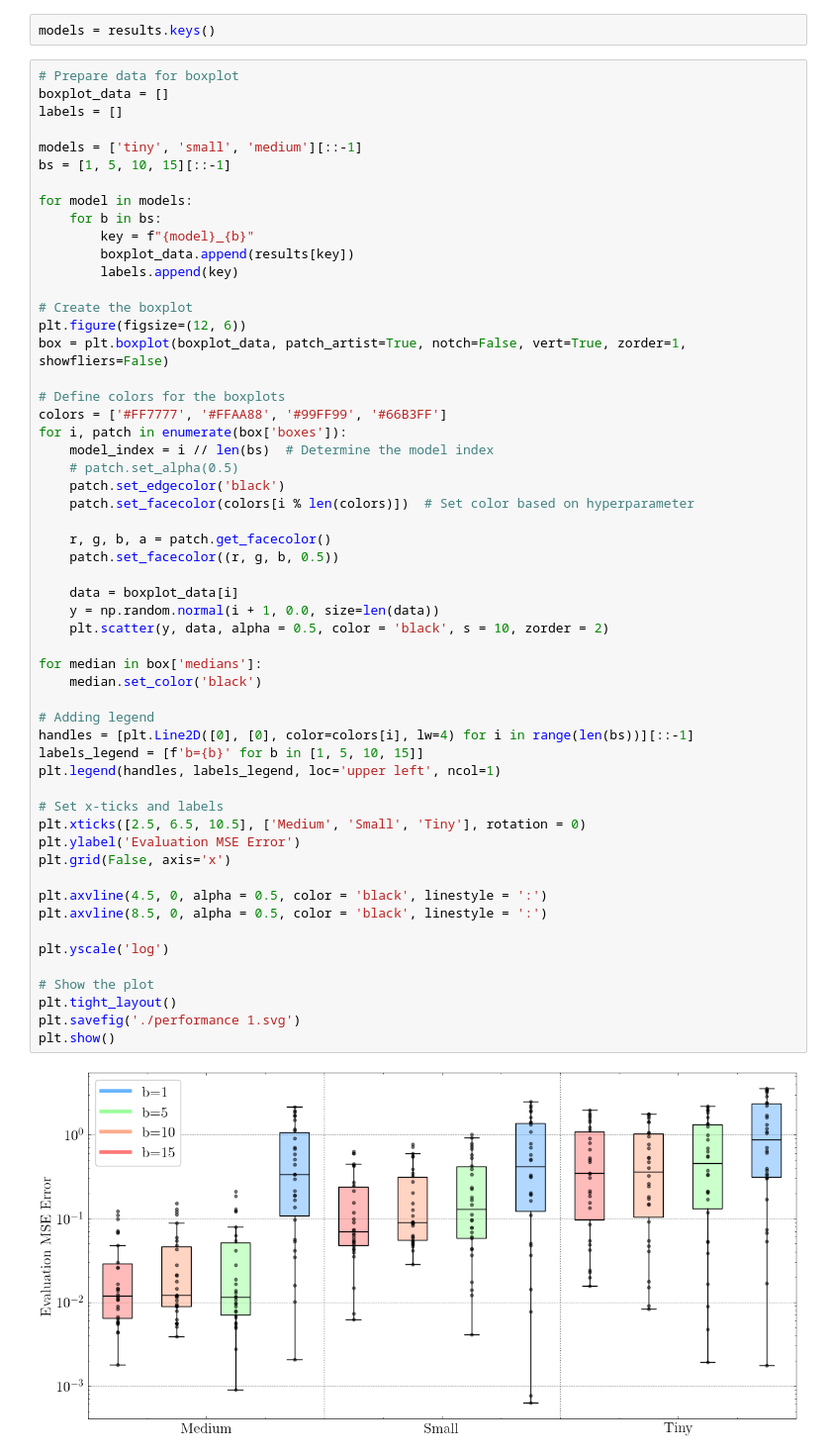
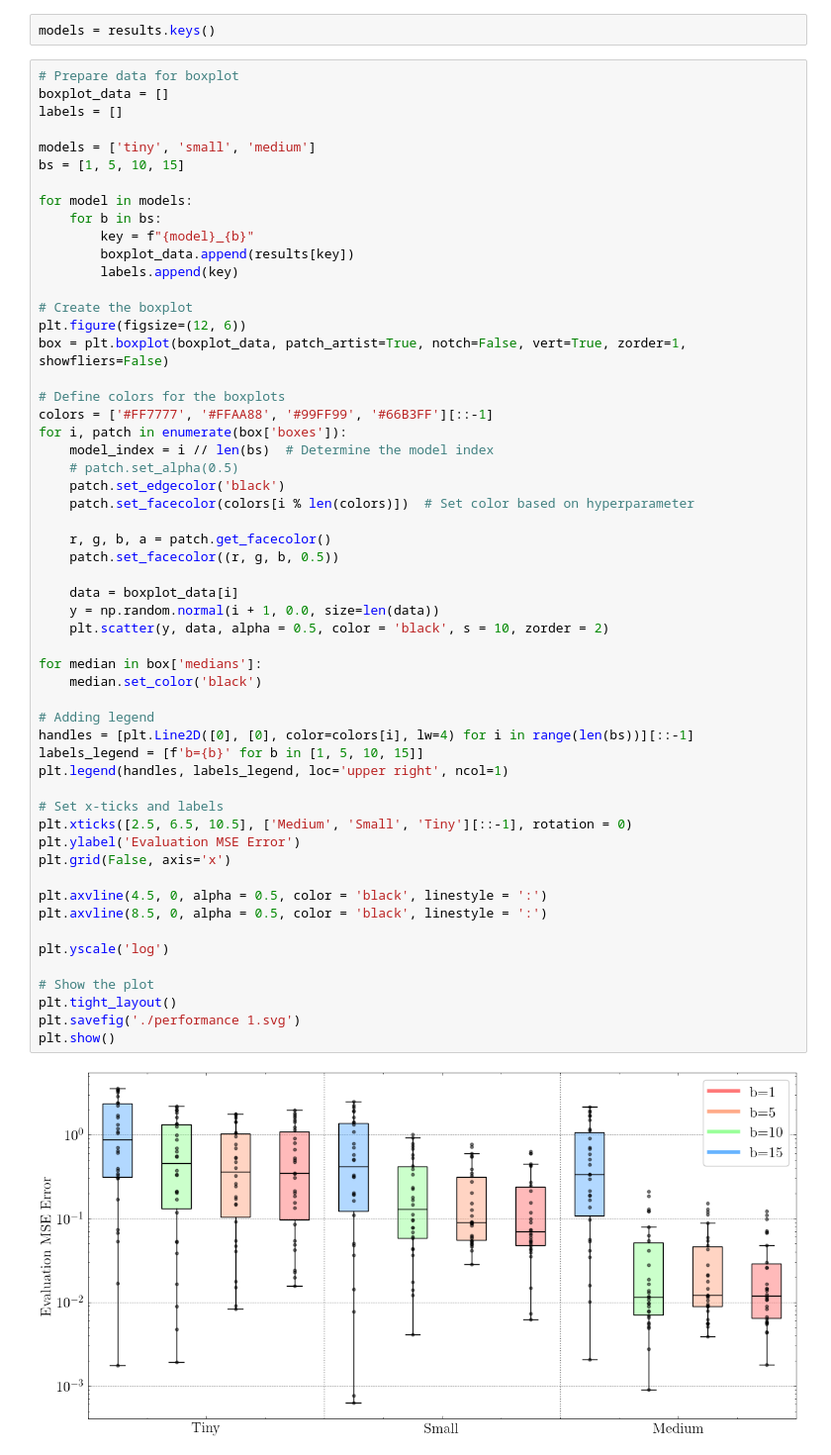
Before and after one commit to DaniilLaptev/TBankFoundations, a Jupyter notebook: results/experiment 1/analysis.ipynb, the cells around one changed output. Shown at 99% size. Saved outputs shown, nothing was run; the diff lists cells and outputs as text.

```diff
--- a/results/experiment 1/analysis.ipynb
+++ b/results/experiment 1/analysis.ipynb
@@ -117,8 +117,8 @@ models = results.keys()
 boxplot_data = []
 labels = []
 
-models = ['tiny', 'small', 'medium'][::-1]
-bs = [1, 5, 10, 15][::-1]
+models = ['tiny', 'small', 'medium']
+bs = [1, 5, 10, 15]
 
 for model in models:
     for b in bs:
@@ -131,7 +131,7 @@ plt.figure(figsize=(12, 6))
 box = plt.boxplot(boxplot_data, patch_artist=True, notch=False, vert=True, zorder=1, showfliers=False)
 
 # Define colors for the boxplots
-colors = ['#FF7777', '#FFAA88', '#99FF99', '#66B3FF']
+colors = ['#FF7777', '#FFAA88', '#99FF99', '#66B3FF'][::-1]
 for i, patch in enumerate(box['boxes']):
     model_index = i // len(bs)  # Determine the model index
     # patch.set_alpha(0.5)
@@ -139,33 +139,33 @@ for i, patch in enumerate(box['boxes']):
     patch.set_facecolor(colors[i % len(colors)])  # Set color based on hyperparameter
 
     r, g, b, a = patch.get_facecolor()
     patch.set_facecolor((r, g, b, 0.5))
 
     data = boxplot_data[i]
     y = np.random.normal(i + 1, 0.0, size=len(data))
     plt.scatter(y, data, alpha = 0.5, color = 'black', s = 10, zorder = 2)
 
 for median in box['medians']:
     median.set_color('black')
 
 # Adding legend
 handles = [plt.Line2D([0], [0], color=colors[i], lw=4) for i in range(len(bs))][::-1]
 labels_legend = [f'b={b}' for b in [1, 5, 10, 15]]
-plt.legend(handles, labels_legend, loc='upper left', ncol=1)
+plt.legend(handles, labels_legend, loc='upper right', ncol=1)
 
 # Set x-ticks and labels
-plt.xticks([2.5, 6.5, 10.5], ['Medium', 'Small', 'Tiny'], rotation = 0)
+plt.xticks([2.5, 6.5, 10.5], ['Medium', 'Small', 'Tiny'][::-1], rotation = 0)
 plt.ylabel('Evaluation MSE Error')
 plt.grid(False, axis='x')
 
 plt.axvline(4.5, 0, alpha = 0.5, color = 'black', linestyle = ':')
 plt.axvline(8.5, 0, alpha = 0.5, color = 'black', linestyle = ':')
 
 plt.yscale('log')
 
 # Show the plot
 plt.tight_layout()
 plt.savefig('./performance 1.svg')
 plt.show()
 # %% [output]
-[figure, old version]
+[figure, new version]
```
Also changed, not shown: 2 other files.
